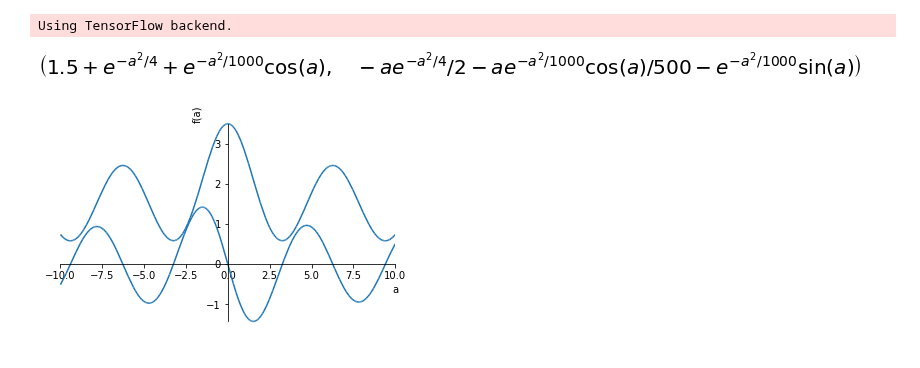
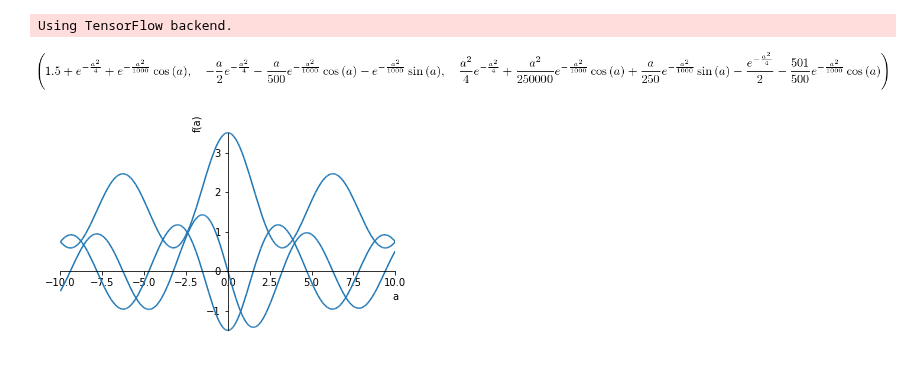
Before and after one commit to mammalwong/ml-study, a Jupyter notebook: integralnet.ipynb, the cells around one changed output. Drawn from its saved outputs; the diff is of its cells as text; code cells hidden in the pictures.

```diff
--- a/integralnet.ipynb
+++ b/integralnet.ipynb
@@ -10,18 +10,20 @@ sympy.init_printing()
 Using TensorFlow backend.
 # %%
 a = sympy.symbols('a')
-F = sympy.cos(a) * sympy.exp(-a**2/1000) + sympy.exp(-a**2/4) + 1.5
+iF = sympy.cos(a) * sympy.exp(-a**2/1000) + sympy.exp(-a**2/4) + 1.5
+F = iF.diff(a)
 dF = F.diff(a)
+lambda_iF = sympy.lambdify((a,), iF)
 lambda_F = sympy.lambdify((a,), F)
 lambda_dF = sympy.lambdify((a,), dF)
-F, dF
+iF, F, dF
 # %% [output]
-[figure, old version]
+[figure, new version]
 # %%
-sympy.plot(F, dF)
+sympy.plot(iF, F, dF)
 plt.show()
 # %% [output]
-[figure, old version]
+[figure, new version]
 # %%
 xtrain = (np.random.random((100000,1)) - 0.5) * 20
 xtest = (np.random.random((10000,1)) - 0.5) * 20
```
Also changed, not shown: parts of 5 cells of this notebook.
